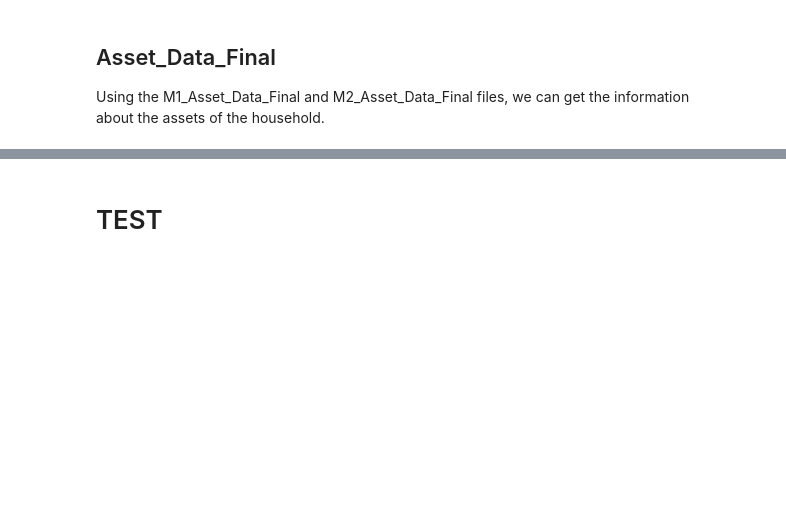
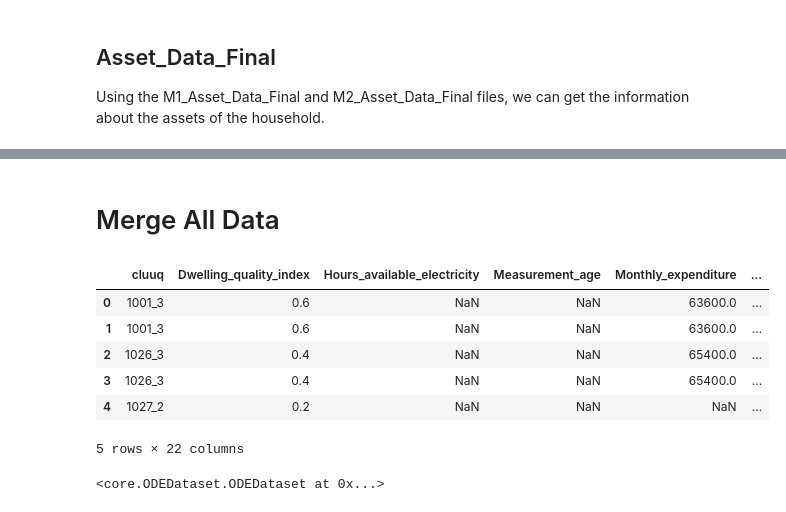
Before and after one commit to SESAM-Polimi/offgrid-demand-estimation, a Jupyter notebook: datasets/Kenya.ipynb, the cells around one changed output, grey strips where cells are left out. Saved outputs shown, nothing was run; the diff lists cells and outputs as text; code cells hidden in the pictures; blank space fills up the shorter version.

Commit message:
finish kenya

```diff
--- a/datasets/Kenya.ipynb
+++ b/datasets/Kenya.ipynb
@@ -436,5 +440,4 @@ ZMB.10_1
 # %%
-MTF_HH_Core_Survey = MTF_HH_Core_Survey.apply(common_modifiers.add_const_driver("GADM_level_0", "Kenya"))
 
 MTF_HH_Core_Survey = MTF_HH_Core_Survey.new_feature("GADM_level_raw", geospatial.get_gadm(
     gadm_level_1_df,
@@ -449,10 +452,12 @@ MTF_HH_Core_Survey = MTF_HH_Core_Survey.new_feature("GADM_level_3", lambda x: x[
 
 MTF_HH_Core_Survey = MTF_HH_Core_Survey.new_feature("Climate_zone_lev_1",
                                                     geospatial.gis_info_by_gadm_level('Climate_majority',
+                                                                                      gadm_level_1_df,
                                                                                       'GADM_level_1',
-                                                                                      MTF_HH_Core_Survey.to_dataframe()))
+                                                                                      ))
 
 MTF_HH_Core_Survey = MTF_HH_Core_Survey.new_feature("Climate_zone_lev_2",
                                                     geospatial.gis_info_by_gadm_level('Climate_majority',
+                                                                                      gadm_level_2_df,
                                                                                       'GADM_level_2',
-                                                                                      MTF_HH_Core_Survey.to_dataframe()))
+                                                                                      ))
@@ -553,2 +552,0 @@ M1_Asset_Data_Final.to_dataframe().head()
-# %% [markdown]
-# TEST
@@ -557,0 +553,22 @@ vars
+# %% [markdown]
+# Merge All Data
+# %%
+# - MTF_HH_Roster
+# - MTF_HH_Core_Survey
+# - Asset_Data_Final
+Kenya = MTF_HH_Core_Survey.merge(MTF_HH_Roster, on='cluuq')
+Kenya = Kenya.merge(Asset_Data_Final, on='cluuq')
+
+Kenya.to_dataframe().head()
+# %% [output]
+|  | cluuq | Dwelling_quality_index | Hours_available_electricity | Measurement_age | Monthly_expenditure | ... |
+| 0 | 1001_3 | 0.6 | NaN | NaN | 63600.0 | ... |
+| 1 | 1001_3 | 0.6 | NaN | NaN | 63600.0 | ... |
+| 2 | 1026_3 | 0.4 | NaN | NaN | 65400.0 | ... |
+| 3 | 1026_3 | 0.4 | NaN | NaN | 65400.0 | ... |
+| 4 | 1027_2 | 0.2 | NaN | NaN | NaN | ... |
+5 rows × 22 columns
+# %%
+Kenya.to_csv("../playground/data/ESMAP/kenya/kenya.csv")
+# %% [output]
+<core.ODEDataset.ODEDataset at 0x...>
```
Also changed, not shown: parts of 10 cells of this notebook, 2 other files.
